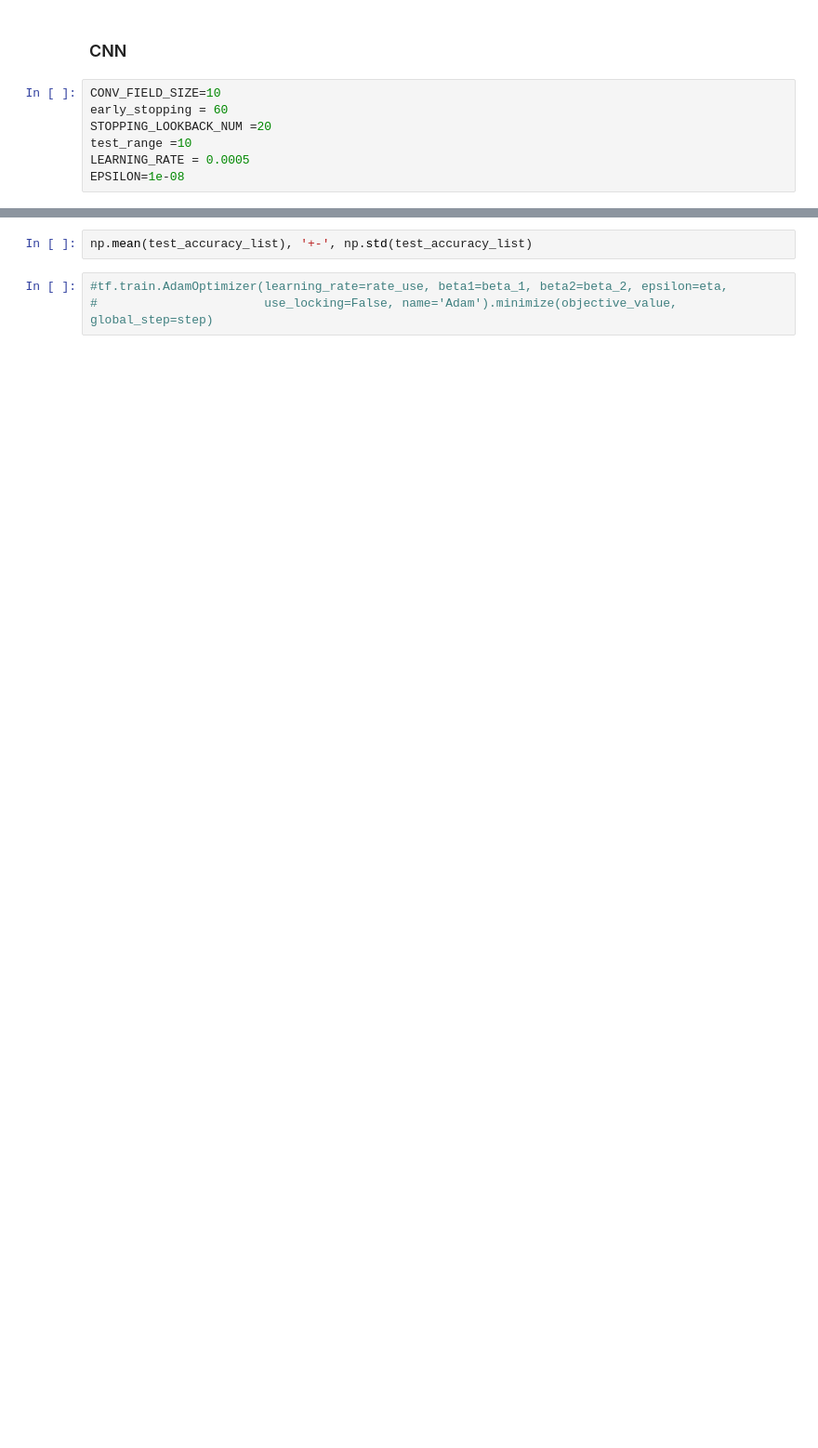
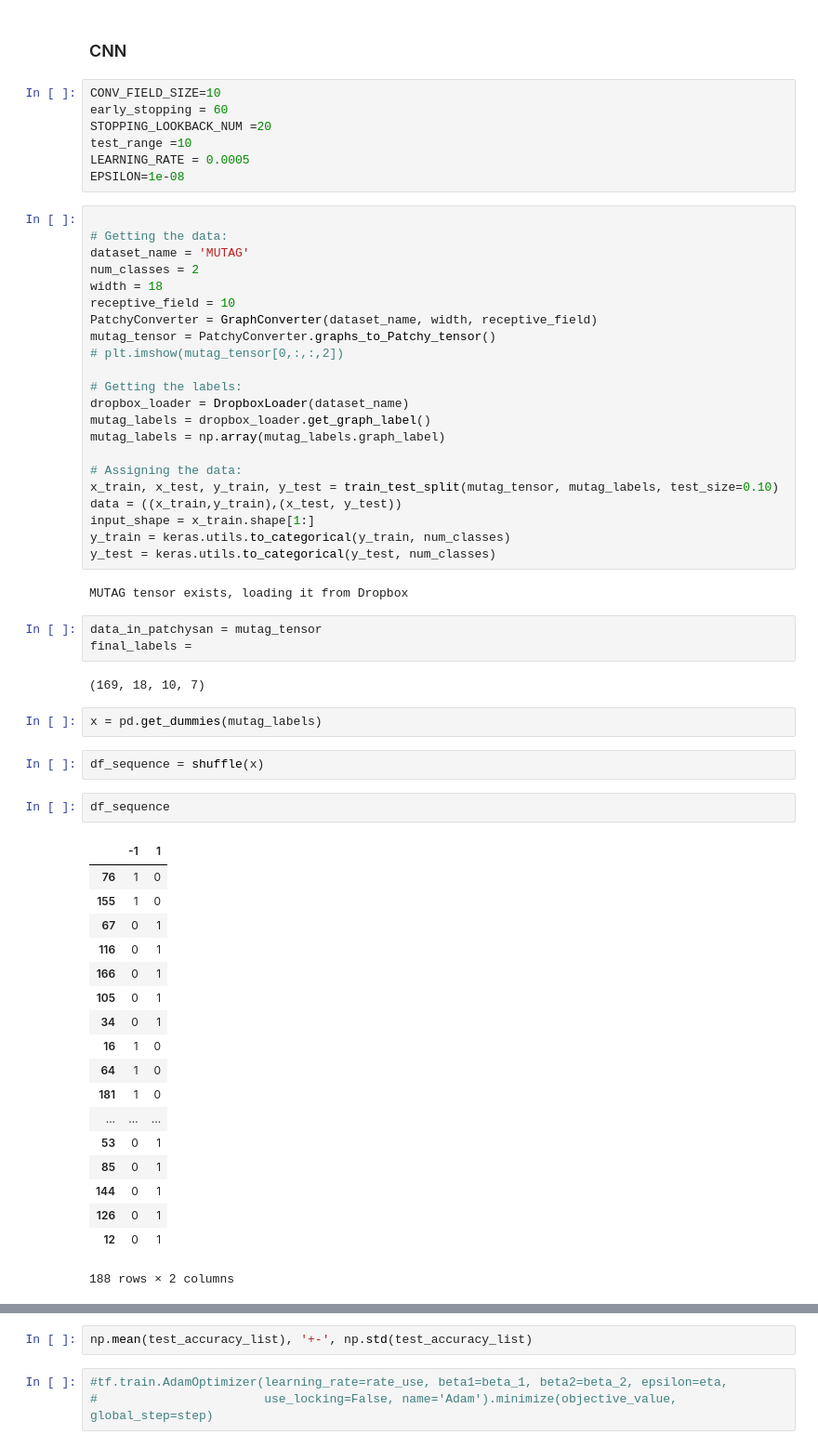
Before and after one commit to jdc08161063/PatchyCapsules, a Jupyter notebook: patchy_sans_test_accuracy_CNN.ipynb, the cells around one changed output, grey strips where cells are left out. Shown at 93% size. Drawn from its saved outputs; the diff is of its cells as text; blank space fills up the shorter version.

Commit message:
node relabeling, graph data exploration

```diff
--- a/patchy_sans_test_accuracy_CNN.ipynb
+++ b/patchy_sans_test_accuracy_CNN.ipynb
@@ -53,6 +52,60 @@ STOPPING_LOOKBACK_NUM =20
 test_range =10
 LEARNING_RATE = 0.0005
 EPSILON=1e-08
+# %%
+
+# Getting the data:
+dataset_name = 'MUTAG'
+num_classes = 2
+width = 18
+receptive_field = 10
+PatchyConverter = GraphConverter(dataset_name, width, receptive_field)
+mutag_tensor = PatchyConverter.graphs_to_Patchy_tensor()
+# plt.imshow(mutag_tensor[0,:,:,2])
+
+# Getting the labels:
+dropbox_loader = DropboxLoader(dataset_name)
+mutag_labels = dropbox_loader.get_graph_label()
+mutag_labels = np.array(mutag_labels.graph_label)
+
+# Assigning the data:
+x_train, x_test, y_train, y_test = train_test_split(mutag_tensor, mutag_labels, test_size=0.10)
+data = ((x_train,y_train),(x_test, y_test))
+input_shape = x_train.shape[1:]
+y_train = keras.utils.to_categorical(y_train, num_classes)
+y_test = keras.utils.to_categorical(y_test, num_classes)
+# %% [output]
+MUTAG tensor exists, loading it from Dropbox
+# %%
+data_in_patchysan = mutag_tensor
+final_labels =
+# %% [output]
+(169, 18, 10, 7)
+# %%
+x = pd.get_dummies(mutag_labels)
+# %%
+df_sequence = shuffle(x)
+# %%
+df_sequence
+# %% [output]
+|  | -1 | 1 |
+| 76 | 1 | 0 |
+| 155 | 1 | 0 |
+| 67 | 0 | 1 |
+| 116 | 0 | 1 |
+| 166 | 0 | 1 |
+| 105 | 0 | 1 |
+| 34 | 0 | 1 |
+| 16 | 1 | 0 |
+| 64 | 1 | 0 |
+| 181 | 1 | 0 |
+| ... | ... | ... |
+| 53 | 0 | 1 |
+| 85 | 0 | 1 |
+| 144 | 0 | 1 |
+| 126 | 0 | 1 |
+| 12 | 0 | 1 |
+188 rows × 2 columns
 # %%
 
 ##########################################
```
Also changed, not shown: parts of 7 cells of this notebook, 11 other files.
